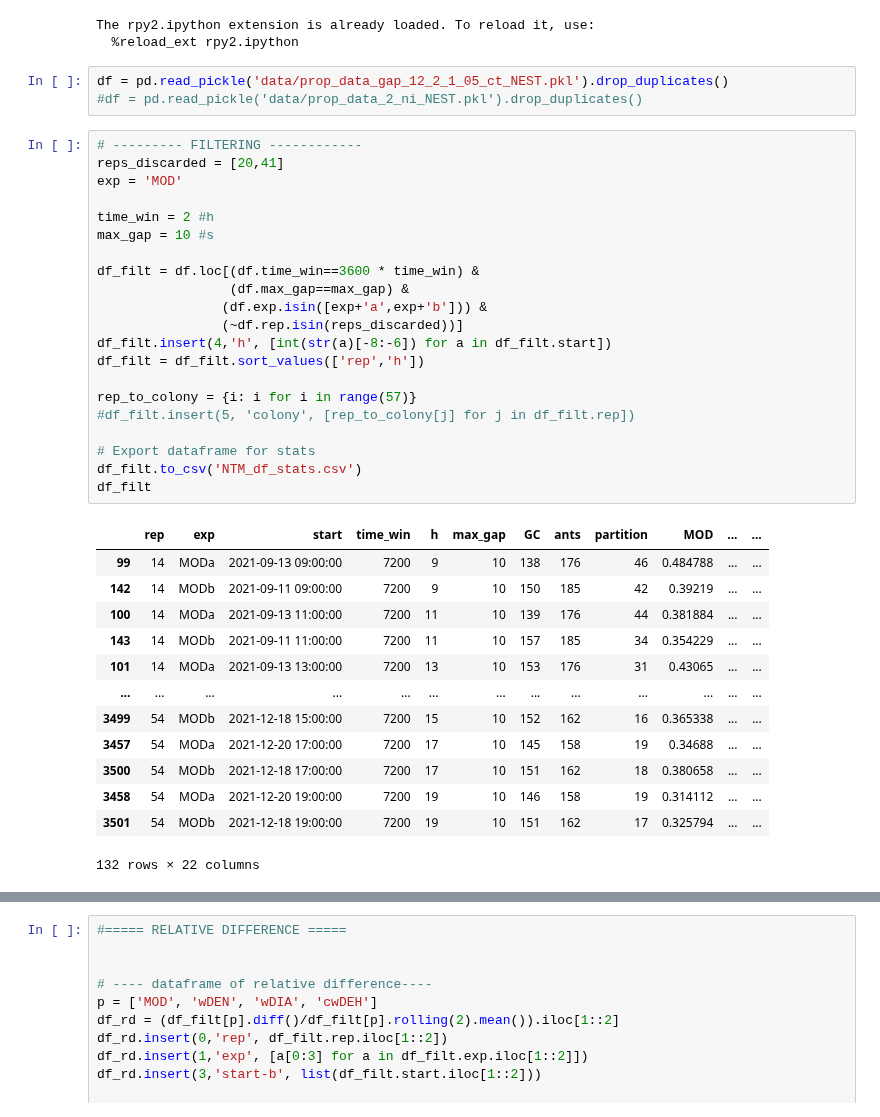
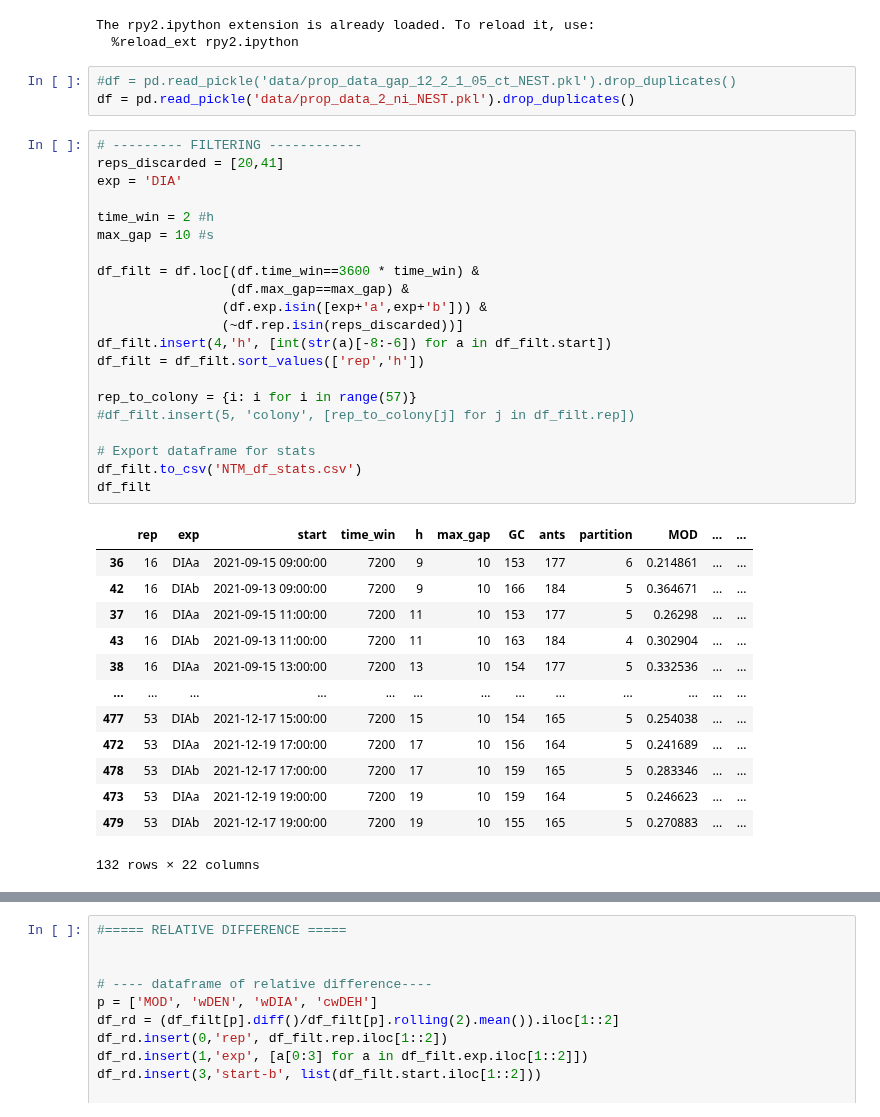
Before and after one commit to EnricoGavagnin/nest_topology_analysis, a Jupyter notebook: NTM_df_prop_processing.ipynb, the cells around one changed output, grey strips where cells are left out. Cells and saved outputs as stored; diff of their text form.

```diff
--- a/NTM_df_prop_processing.ipynb
+++ b/NTM_df_prop_processing.ipynb
@@ -13,42 +13,42 @@ from rpy2.robjects.packages import importr
 The rpy2.ipython extension is already loaded. To reload it, use:
   %reload_ext rpy2.ipython
 # %%
-df = pd.read_pickle('data/prop_data_gap_12_2_1_05_ct_NEST.pkl').drop_duplicates()
-#df = pd.read_pickle('data/prop_data_2_ni_NEST.pkl').drop_duplicates()
+#df = pd.read_pickle('data/prop_data_gap_12_2_1_05_ct_NEST.pkl').drop_duplicates()
+df = pd.read_pickle('data/prop_data_2_ni_NEST.pkl').drop_duplicates()
 # %%
 # --------- FILTERING ------------
 reps_discarded = [20,41]
-exp = 'MOD'
+exp = 'DIA'
 
 time_win = 2 #h
 max_gap = 10 #s
 
 df_filt = df.loc[(df.time_win==3600 * time_win) &
                  (df.max_gap==max_gap) &
                 (df.exp.isin([exp+'a',exp+'b'])) &
                 (~df.rep.isin(reps_discarded))]
 df_filt.insert(4,'h', [int(str(a)[-8:-6]) for a in df_filt.start])
 df_filt = df_filt.sort_values(['rep','h'])
 
 rep_to_colony = {i: i for i in range(57)}
 #df_filt.insert(5, 'colony', [rep_to_colony[j] for j in df_filt.rep])
 
 # Export dataframe for stats
 df_filt.to_csv('NTM_df_stats.csv')
 df_filt
 # %% [output]
 |  | rep | exp | start | time_win | h | max_gap | GC | ants | partition | MOD | ... | ... |
-| 99 | 14 | MODa | 2021-09-13 09:00:00 | 7200 | 9 | 10 | 138 | 176 | 46 | 0.484788 | ... | ... |
-| 142 | 14 | MODb | 2021-09-11 09:00:00 | 7200 | 9 | 10 | 150 | 185 | 42 | 0.39219 | ... | ... |
-| 100 | 14 | MODa | 2021-09-13 11:00:00 | 7200 | 11 | 10 | 139 | 176 | 44 | 0.381884 | ... | ... |
-| 143 | 14 | MODb | 2021-09-11 11:00:00 | 7200 | 11 | 10 | 157 | 185 | 34 | 0.354229 | ... | ... |
-| 101 | 14 | MODa | 2021-09-13 13:00:00 | 7200 | 13 | 10 | 153 | 176 | 31 | 0.43065 | ... | ... |
+| 36 | 16 | DIAa | 2021-09-15 09:00:00 | 7200 | 9 | 10 | 153 | 177 | 6 | 0.214861 | ... | ... |
+| 42 | 16 | DIAb | 2021-09-13 09:00:00 | 7200 | 9 | 10 | 166 | 184 | 5 | 0.364671 | ... | ... |
+| 37 | 16 | DIAa | 2021-09-15 11:00:00 | 7200 | 11 | 10 | 153 | 177 | 5 | 0.26298 | ... | ... |
+| 43 | 16 | DIAb | 2021-09-13 11:00:00 | 7200 | 11 | 10 | 163 | 184 | 4 | 0.302904 | ... | ... |
+| 38 | 16 | DIAa | 2021-09-15 13:00:00 | 7200 | 13 | 10 | 154 | 177 | 5 | 0.332536 | ... | ... |
 | ... | ... | ... | ... | ... | ... | ... | ... | ... | ... | ... | ... | ... |
-| 3499 | 54 | MODb | 2021-12-18 15:00:00 | 7200 | 15 | 10 | 152 | 162 | 16 | 0.365338 | ... | ... |
-| 3457 | 54 | MODa | 2021-12-20 17:00:00 | 7200 | 17 | 10 | 145 | 158 | 19 | 0.34688 | ... | ... |
-| 3500 | 54 | MODb | 2021-12-18 17:00:00 | 7200 | 17 | 10 | 151 | 162 | 18 | 0.380658 | ... | ... |
-| 3458 | 54 | MODa | 2021-12-20 19:00:00 | 7200 | 19 | 10 | 146 | 158 | 19 | 0.314112 | ... | ... |
-| 3501 | 54 | MODb | 2021-12-18 19:00:00 | 7200 | 19 | 10 | 151 | 162 | 17 | 0.325794 | ... | ... |
+| 477 | 53 | DIAb | 2021-12-17 15:00:00 | 7200 | 15 | 10 | 154 | 165 | 5 | 0.254038 | ... | ... |
+| 472 | 53 | DIAa | 2021-12-19 17:00:00 | 7200 | 17 | 10 | 156 | 164 | 5 | 0.241689 | ... | ... |
+| 478 | 53 | DIAb | 2021-12-17 17:00:00 | 7200 | 17 | 10 | 159 | 165 | 5 | 0.283346 | ... | ... |
+| 473 | 53 | DIAa | 2021-12-19 19:00:00 | 7200 | 19 | 10 | 159 | 164 | 5 | 0.246623 | ... | ... |
+| 479 | 53 | DIAb | 2021-12-17 19:00:00 | 7200 | 19 | 10 | 155 | 165 | 5 | 0.270883 | ... | ... |
 132 rows × 22 columns
 # %%
 %%R -i time_win -o prop_list -o pv_adj
```
Also changed, not shown: parts of 3 cells of this notebook, 18 other files.
